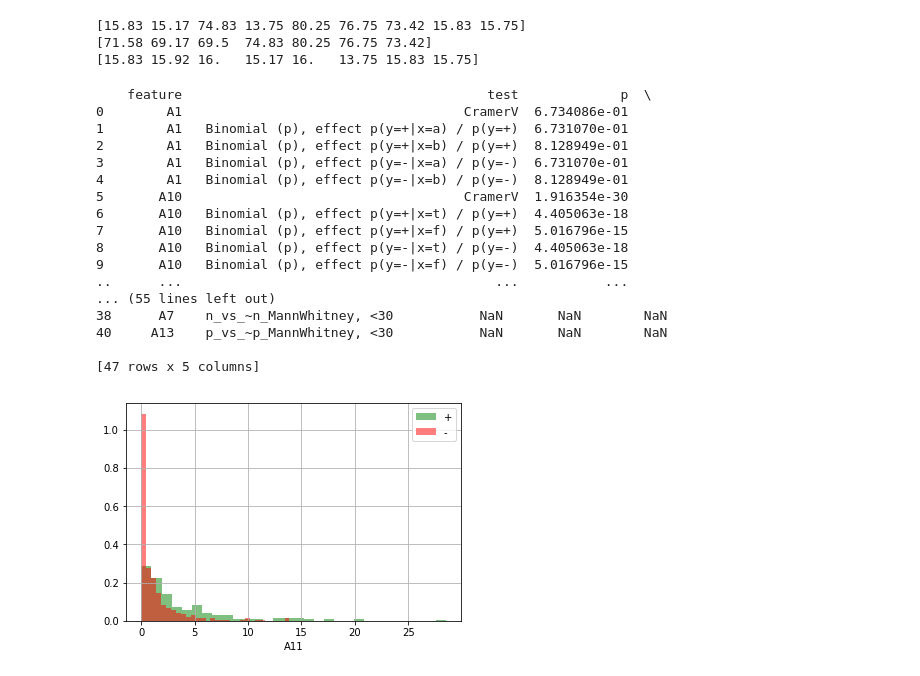
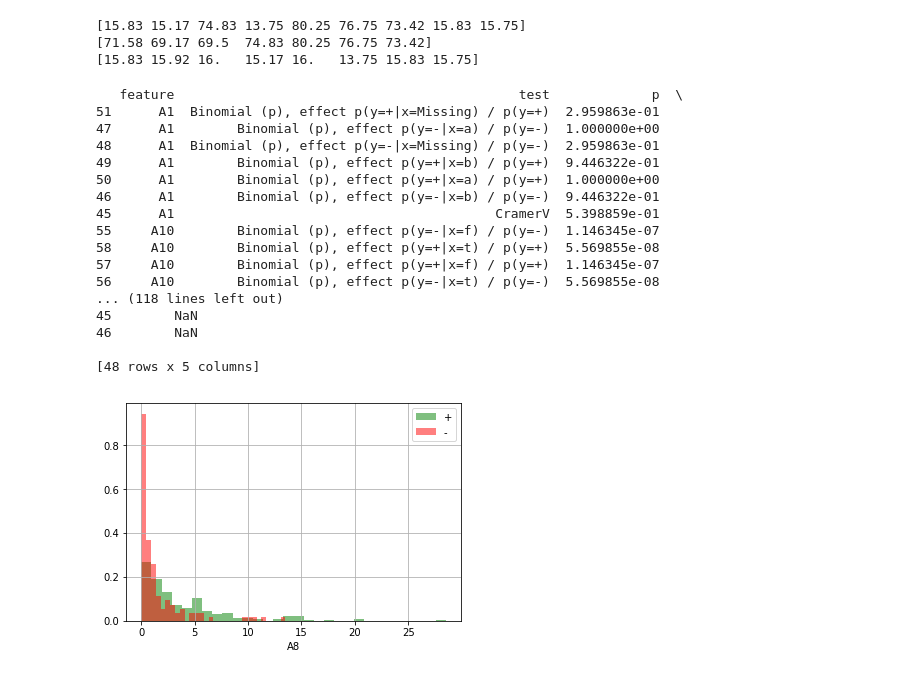
Before and after one commit to mfenig1013/daUtils, a Jupyter notebook: dautils examples.ipynb, the cells around one changed output. Drawn from its saved outputs; the diff is of its cells as text; code cells hidden in the pictures.

```diff
--- a/dautils examples.ipynb
+++ b/dautils examples.ipynb
@@ -22,7 +22,7 @@ columnNames = ['A' + str(x) for x in range(1, 17)]
 df = pd.read_csv('crx.data', sep=',', header=-1, names=columnNames, na_values='?')
 # %%
 # See stats of missing/inf values in df
-_ = missingStats(df)
+msr = missingStats(df)
 # %% [output]
 Looking for missing values of input with 690 rows.
    column     type  inf      null
@@ -44,0 +45,9 @@ Looking for missing values of input with 690 rows.
+# %%
+# Indicate numeric vs non-numeric columns
+nonNumericCols = msr[msr['type'] == 'object']['column'].tolist()
+numericCols = msr[msr['type'] != 'object']['column'].tolist()
+# Fill in 'Missing' as missing value for all non-numeric columns
+for nnc in nonNumericCols:
+    df[nnc] = df[nnc].fillna('Missing')
+# non-numeric columns should be filled
+_ = missingStats(df)
@@ -77,48 +105,54 @@ print(outliers)
 [15.83 15.17 74.83 13.75 80.25 76.75 73.42 15.83 15.75]
 [71.58 69.17 69.5  74.83 80.25 76.75 73.42]
 [15.83 15.92 16.   15.17 16.   13.75 15.83 15.75]
+# %%
+# Drop missing valued rows for now
+dfDropped = df.dropna()
+
+# Split data between EDA vs. testing
+indexSplit = int(len(dfDropped)/2)
+dfEDA = dfDropped.iloc[0:indexSplit]
+dfHeldOut = dfDropped.iloc[indexSplit:]
 # %%
-# drop missing valued rows for now
-dfDropped = df.dropna()
-
-# A16 is yes/no for credit approval
-target = 'A16'
-siftResults = sift(dfDropped, target, targetType='class')
+# Set target to be A16 (categorical) and sift
+siftResults = sift(dfEDA, targetCol='A16', targetType='class')
 siftResults.sort_values('feature', ascending=True, inplace=True)
-pd.set_option('display.max_rows', 20)
+pd.set_option('display.max_rows', 30)
 print(siftResults)
 
-# Set target as A8 (a continuous target)
-siftResultsCont = sift(dfDropped, targetCol='A8', targetType='cont')
+# Set target to be
+# Set target as A8 (continuous)
+siftResultsCont = sift(dfEDA, targetCol='A8', targetType='cont')
 siftResultsCont.sort_values('effectMag', ascending=False, inplace=True)
 print(siftResultsCont)
 # %% [output]
-    feature                                       test             p  \
-0        A1                                    CramerV  6.734086e-01
-1        A1   Binomial (p), effect p(y=+|x=a) / p(y=+)  6.731070e-01
-2        A1   Binomial (p), effect p(y=+|x=b) / p(y=+)  8.128949e-01
-3        A1   Binomial (p), effect p(y=-|x=a) / p(y=-)  6.731070e-01
-4        A1   Binomial (p), effect p(y=-|x=b) / p(y=-)  8.128949e-01
-5       A10                                    CramerV  1.916354e-30
-6       A10   Binomial (p), effect p(y=+|x=t) / p(y=+)  4.405063e-18
-7       A10   Binomial (p), effect p(y=+|x=f) / p(y=+)  5.016796e-15
-8       A10   Binomial (p), effect p(y=-|x=t) / p(y=-)  4.405063e-18
-9       A10   Binomial (p), effect p(y=-|x=f) / p(y=-)  5.016796e-15
-..      ...                                        ...           ...
-... (55 lines left out)
-38      A7    n_vs_~n_MannWhitney, <30           NaN       NaN        NaN
-40     A13    p_vs_~p_MannWhitney, <30           NaN       NaN        NaN
+   feature                                            test             p  \
+51      A1  Binomial (p), effect p(y=+|x=Missing) / p(y=+)  2.959863e-01
+47      A1        Binomial (p), effect p(y=-|x=a) / p(y=-)  1.000000e+00
+48      A1  Binomial (p), effect p(y=-|x=Missing) / p(y=-)  2.959863e-01
+49      A1        Binomial (p), effect p(y=+|x=b) / p(y=+)  9.446322e-01
+50      A1        Binomial (p), effect p(y=+|x=a) / p(y=+)  1.000000e+00
+46      A1        Binomial (p), effect p(y=-|x=b) / p(y=-)  9.446322e-01
+45      A1                                         CramerV  5.398859e-01
+55     A10        Binomial (p), effect p(y=-|x=f) / p(y=-)  1.146345e-07
+58     A10        Binomial (p), effect p(y=+|x=t) / p(y=+)  5.569855e-08
+57     A10        Binomial (p), effect p(y=+|x=f) / p(y=+)  1.146345e-07
+56     A10        Binomial (p), effect p(y=-|x=t) / p(y=-)  5.569855e-08
+... (118 lines left out)
+45        NaN
+46        NaN
 
-[47 rows x 5 columns]
+[48 rows x 5 columns]
 # %%
 # Examine A8 to A16 relationship
 feature = 'A8'
-plt.hist(dfDropped[dfDropped[target] == '+'][feature], 30, alpha=0.5, color='g', label='+', density=True);
-plt.hist(dfDropped[dfDropped[target] == '-'][feature], 30, alpha=0.5, color='r', label='-', density=True);
+target = 'A16'
+plt.hist(dfEDA[dfEDA[target] == '+'][feature], 30, alpha=0.5, color='g', label='+', density=True);
+plt.hist(dfEDA[dfEDA[target] == '-'][feature], 30, alpha=0.5, color='r', label='-', density=True);
 plt.legend();
 plt.grid();
-plt.xlabel('A11');
+plt.xlabel('A8');
 # %% [output]
-[figure, old version]
+[figure, new version]
 # %%
 # Calculate relationship matrix across all dfDropped
```
Also changed, not shown: parts of 5 cells of this notebook.
